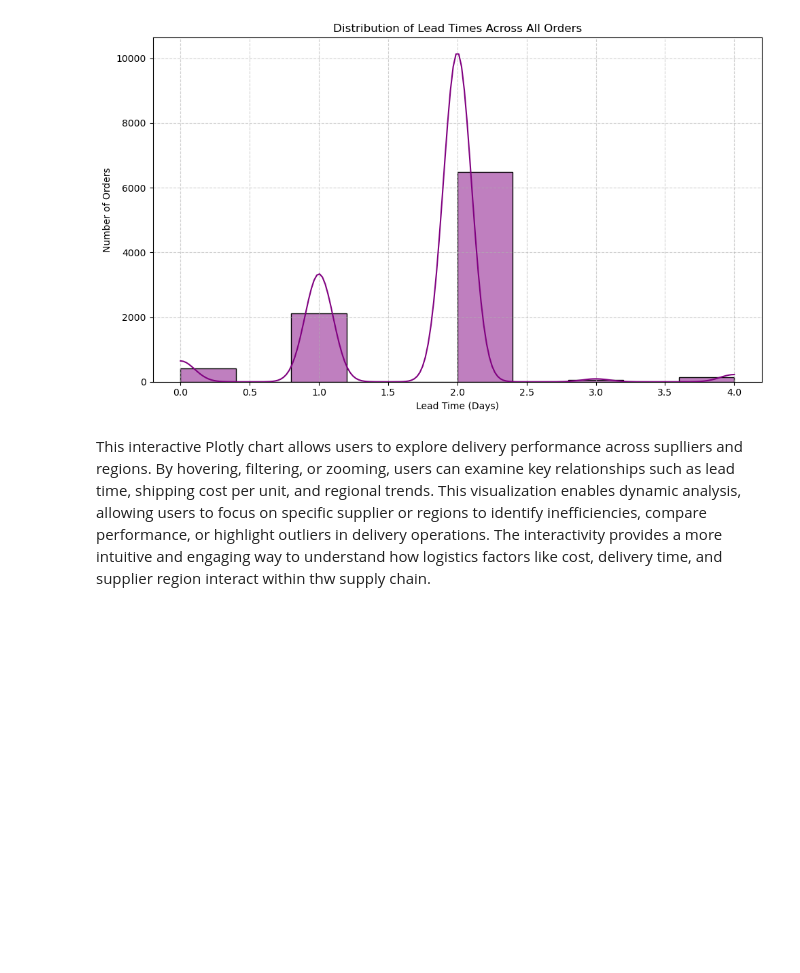
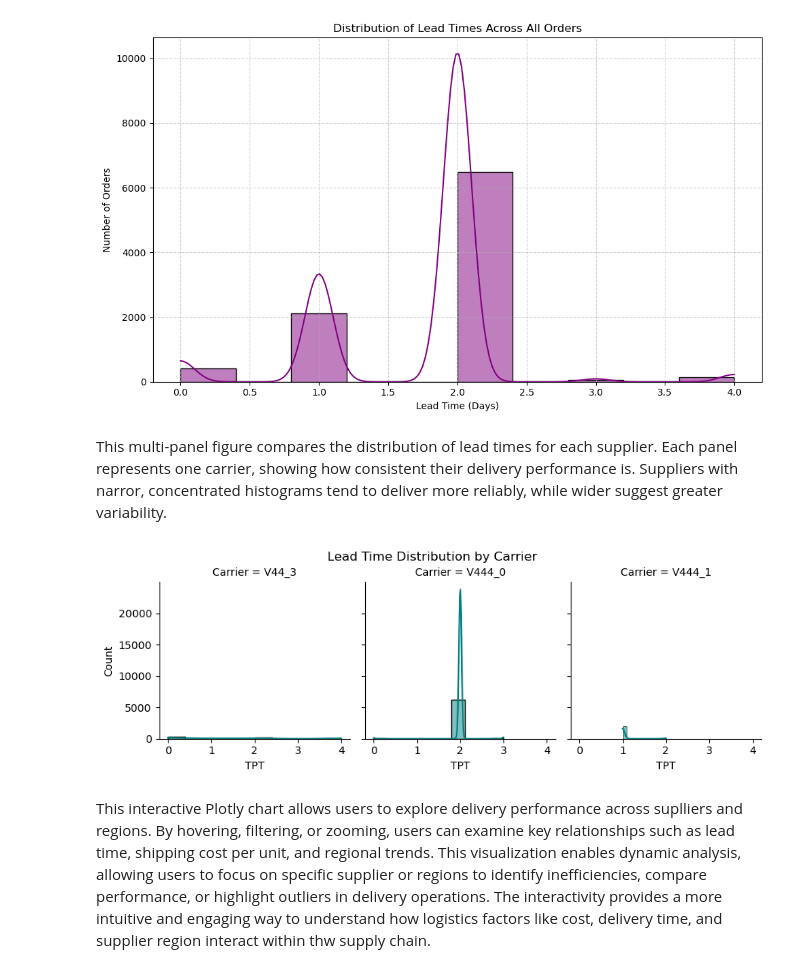
Before and after one commit to IT2053C-Gilany/final-project-patellldiyaaa, a Jupyter notebook: final-project.ipynb, the cells around one changed output. Cells and saved outputs as stored; diff of their text form; code cells hidden in the pictures; blank space fills up the shorter version.

```diff
--- a/final-project.ipynb
+++ b/final-project.ipynb
@@ -492,6 +498,18 @@ plt.tight_layout()
 plt.show()
 # %% [output]
 [figure]
+# %% [markdown]
+This multi-panel figure compares the distribution of lead times for each supplier. Each panel represents one carrier, showing how consistent their delivery performance is. Suppliers with narror, concentrated histograms tend to deliver more reliably, while wider suggest greater variability.
+# %%
+# Multi-panel histogram of lead time distribution by carrier
+
+g = sns.FacetGrid(df, col="Carrier", col_wrap=3,
+                  height=3, sharex=True, sharey=True)
+g.map(sns.histplot, "TPT", bins=10, color='teal', kde=True)
+g.fig.suptitle('Lead Time Distribution by Carrier', y=1.02)
+plt.show()
+# %% [output]
+[figure, added]
 # %% [markdown]
 This interactive Plotly chart allows users to explore delivery performance across suplliers and regions. By hovering, filtering, or zooming, users can examine key relationships such as lead time, shipping cost per unit, and regional trends. This visualization enables dynamic analysis, allowing users to focus on specific supplier or regions to identify inefficiencies, compare performance, or highlight outliers in delivery operations. The interactivity provides a more intuitive and engaging way to understand how logistics factors like cost, delivery time, and supplier region interact within thw supply chain.
 # %%
```
Also changed, not shown: parts of 18 cells of this notebook.
